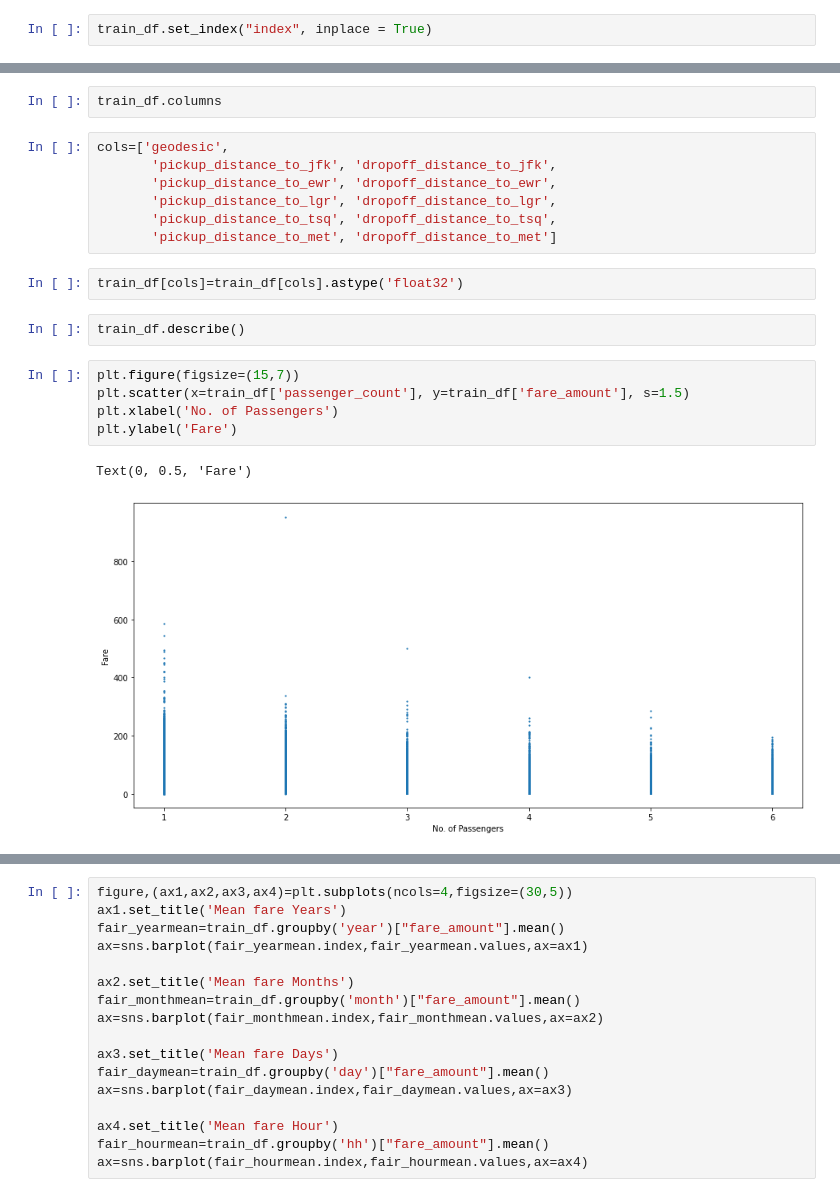
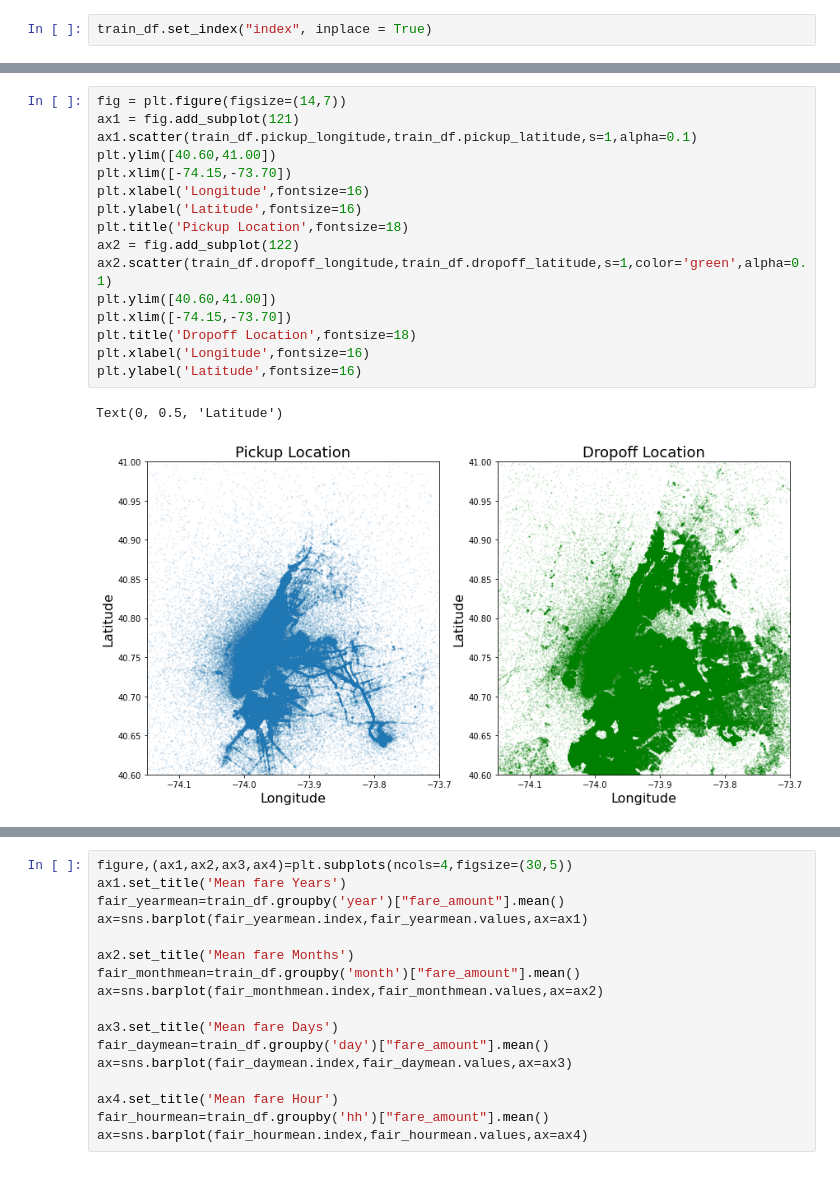
Before and after one commit to rahvlrawat/NYCTaxiFare, a Jupyter notebook: NYC_Project.ipynb, the cells around one changed output, grey strips where cells are left out. Drawn from its saved outputs; the diff is of its cells as text.

```diff
--- a/NYC_Project.ipynb
+++ b/NYC_Project.ipynb
@@ -339,21 +385,19 @@ As we are using float16 dtype that's why getting NaN mean for some columns let's
-# %%
-train_df.columns
-# %%
-cols=['geodesic',
-       'pickup_distance_to_jfk', 'dropoff_distance_to_jfk',
-       'pickup_distance_to_ewr', 'dropoff_distance_to_ewr',
-       'pickup_distance_to_lgr', 'dropoff_distance_to_lgr',
-       'pickup_distance_to_tsq', 'dropoff_distance_to_tsq',
-       'pickup_distance_to_met', 'dropoff_distance_to_met']
-# %%
-train_df[cols]=train_df[cols].astype('float32')
-# %%
-train_df.describe()
-# %%
-plt.figure(figsize=(15,7))
-plt.scatter(x=train_df['passenger_count'], y=train_df['fare_amount'], s=1.5)
-plt.xlabel('No. of Passengers')
-plt.ylabel('Fare')
-# %% [output]
-Text(0, 0.5, 'Fare')
-[figure, removed]
+# %%
+fig = plt.figure(figsize=(14,7))
+ax1 = fig.add_subplot(121)
+ax1.scatter(train_df.pickup_longitude,train_df.pickup_latitude,s=1,alpha=0.1)
+plt.ylim([40.60,41.00])
+plt.xlim([-74.15,-73.70])
+plt.xlabel('Longitude',fontsize=16)
+plt.ylabel('Latitude',fontsize=16)
+plt.title('Pickup Location',fontsize=18)
+ax2 = fig.add_subplot(122)
+ax2.scatter(train_df.dropoff_longitude,train_df.dropoff_latitude,s=1,color='green',alpha=0.1)
+plt.ylim([40.60,41.00])
+plt.xlim([-74.15,-73.70])
+plt.title('Dropoff Location',fontsize=18)
+plt.xlabel('Longitude',fontsize=16)
+plt.ylabel('Latitude',fontsize=16)
+# %% [output]
+Text(0, 0.5, 'Latitude')
+[figure, added]
```
Also changed, not shown: parts of 103 cells of this notebook.
